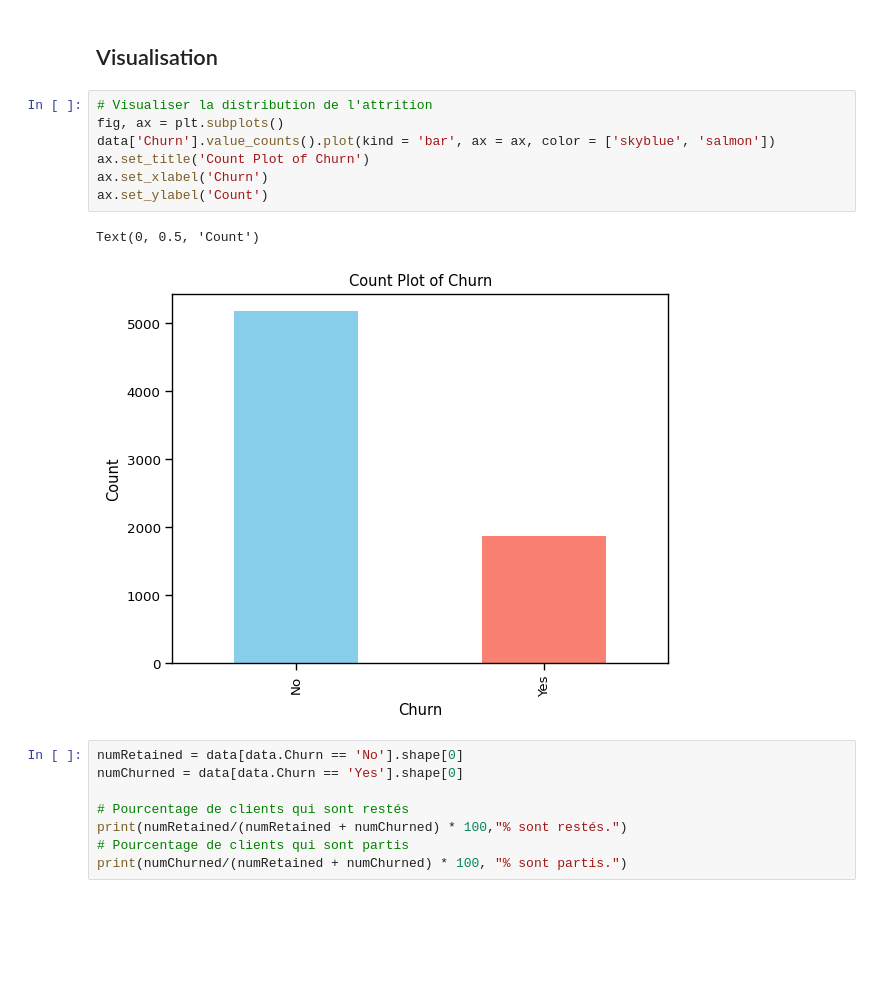
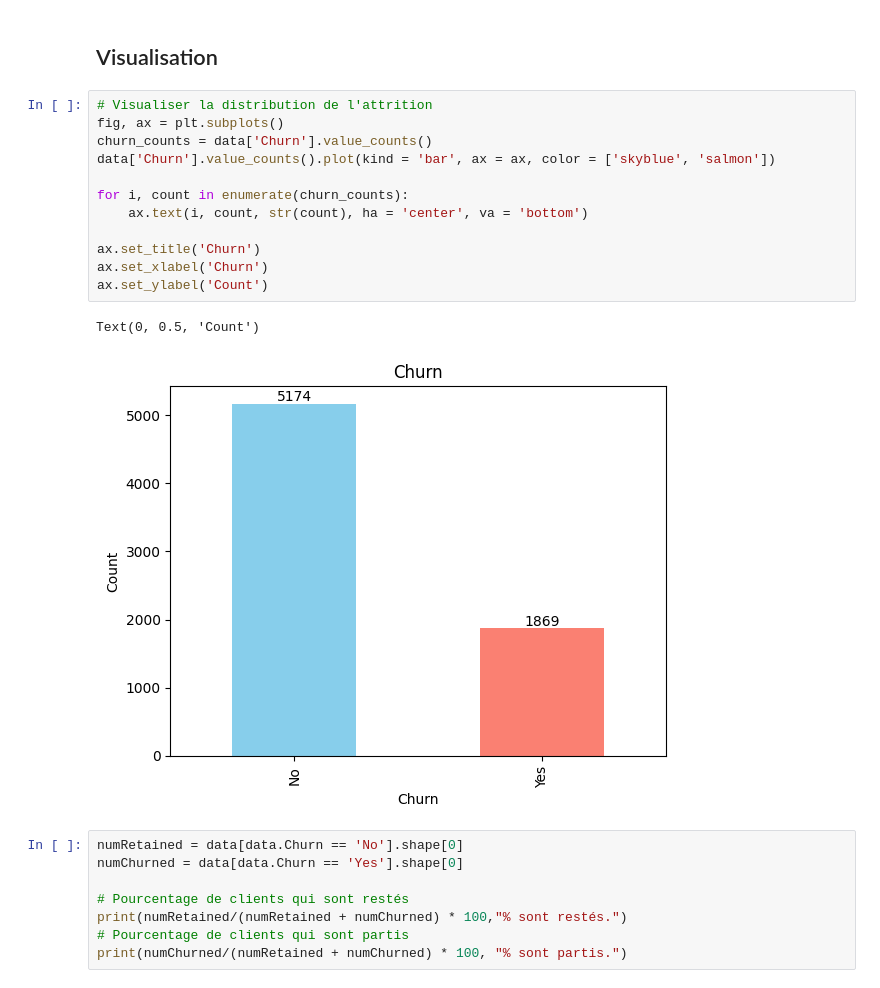
Before and after one commit to a-langlais/case_studies, a Jupyter notebook: predict_customer_churn/notebooks/predict_customer_churn.ipynb, the cells around one changed output. Cells and saved outputs as stored; diff of their text form; blank space fills up the shorter version.

Commit message:
Update predict_customer_churn

```diff
--- a/predict_customer_churn/notebooks/predict_customer_churn.ipynb
+++ b/predict_customer_churn/notebooks/predict_customer_churn.ipynb
@@ -106,13 +119,18 @@ Name: count, dtype: int64
 # %%
 # Visualiser la distribution de l'attrition
 fig, ax = plt.subplots()
+churn_counts = data['Churn'].value_counts()
 data['Churn'].value_counts().plot(kind = 'bar', ax = ax, color = ['skyblue', 'salmon'])
-ax.set_title('Count Plot of Churn')
+
+for i, count in enumerate(churn_counts):
+    ax.text(i, count, str(count), ha = 'center', va = 'bottom')
+
+ax.set_title('Churn')
 ax.set_xlabel('Churn')
 ax.set_ylabel('Count')
 # %% [output]
 Text(0, 0.5, 'Count')
-[figure, old version]
+[figure, new version]
 # %%
 numRetained = data[data.Churn == 'No'].shape[0]
 numChurned = data[data.Churn == 'Yes'].shape[0]
```
Also changed, not shown: parts of 12 cells of this notebook, 4 other files.
